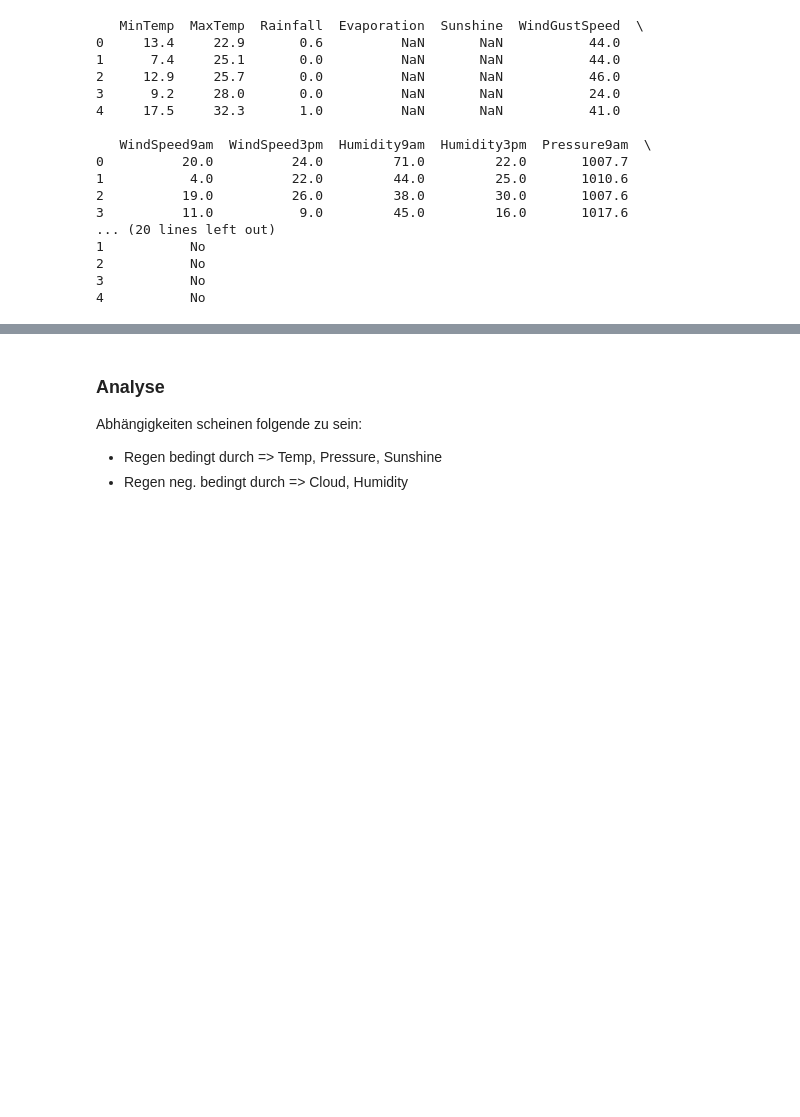
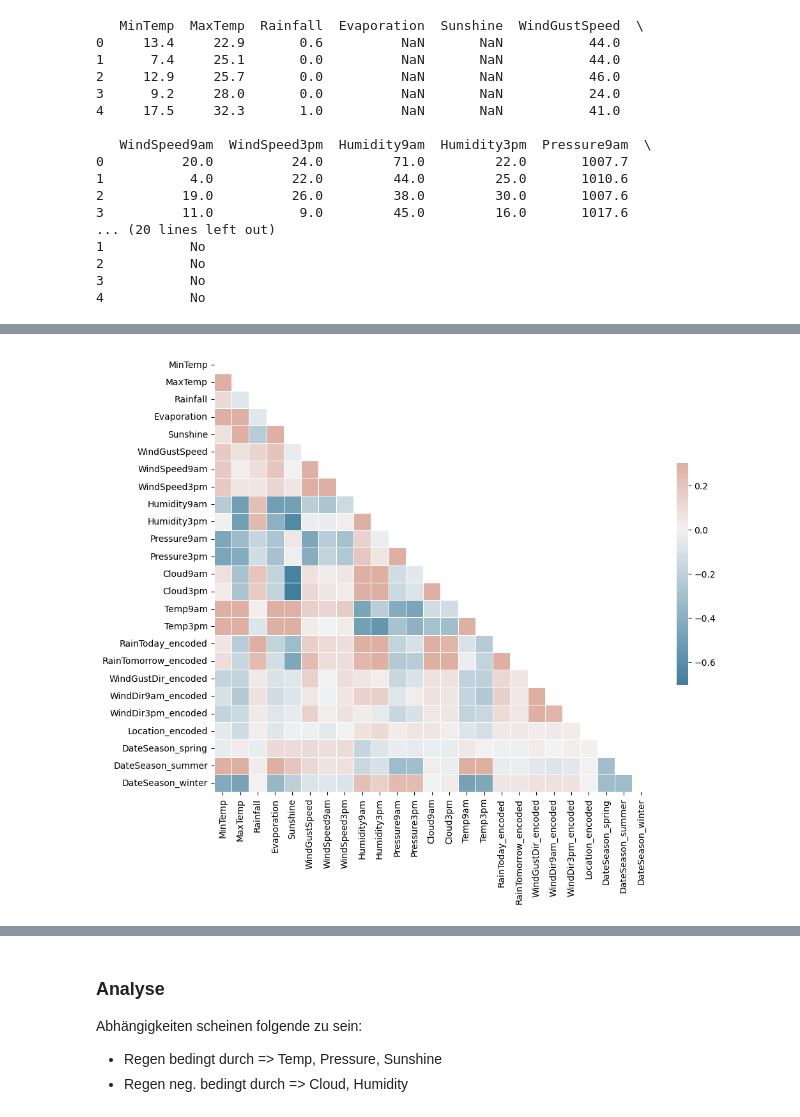
Before and after one commit to tobiasBayha/rainPredictionAustralia, a Jupyter notebook: notebooks/Tobias.ipynb, the cells around one changed output, grey strips where cells are left out. Cells and saved outputs as stored; diff of their text form; code cells hidden in the pictures; blank space fills up the shorter version.

```diff
--- a/notebooks/Tobias.ipynb
+++ b/notebooks/Tobias.ipynb
@@ -289,0 +277,7 @@ columns we should alter because of "NaN":
+# %%
+# merge transformed data (now numerical) with original (numerical) data
+df = pd.merge(df, encoded_df, left_index=True, right_index=True)
+
+# checking result of merge
+print("\n--- df.info() ---\n")
+print(df.info())
@@ -289,0 +319,21 @@ columns we should alter because of "NaN":
+# %%
+# printing correlation map after transformation
+corr = df.drop(cat_cols, axis=1).corr()
+
+# Compute the correlation matrix
+# Generate a mask for the upper triangle
+mask = np.triu(np.ones_like(corr, dtype=bool))
+
+# Set up the matplotlib figure
+f, ax = plt.subplots(figsize=(11, 9))
+
+# Generate a custom diverging colormap
+cmap = sns.diverging_palette(230, 20, as_cmap=True)
+
+# Draw the heatmap with the mask and correct aspect ratio
+sns.heatmap(corr, mask=mask, cmap=cmap, vmax=.3, center=0,
+        square=True, linewidths=.5, cbar_kws={"shrink": .5})
+
+plt.show()
+# %% [output]
+[figure, added]
```
Also changed, not shown: parts of 17 cells of this notebook.
